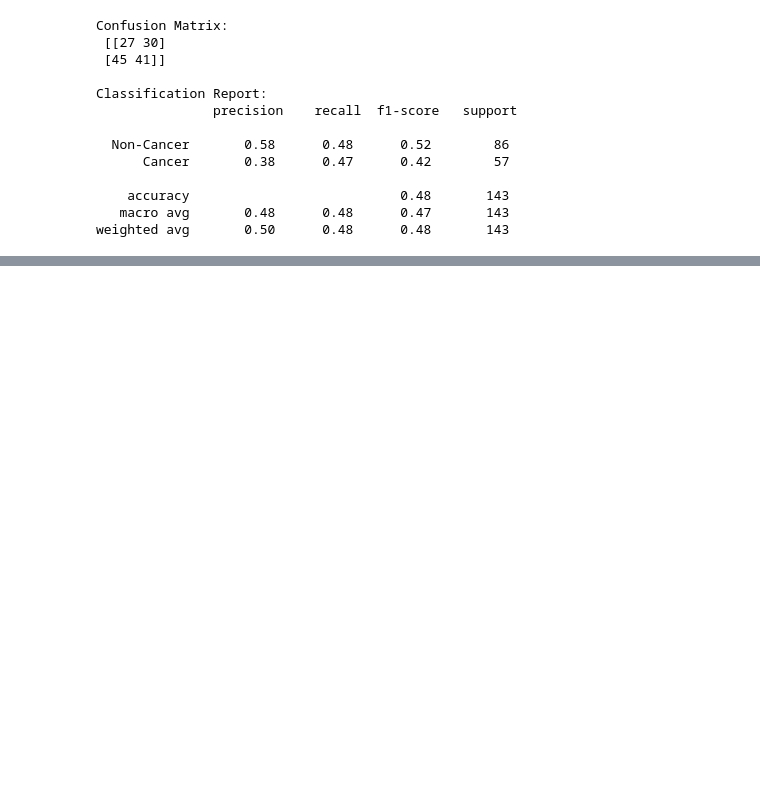
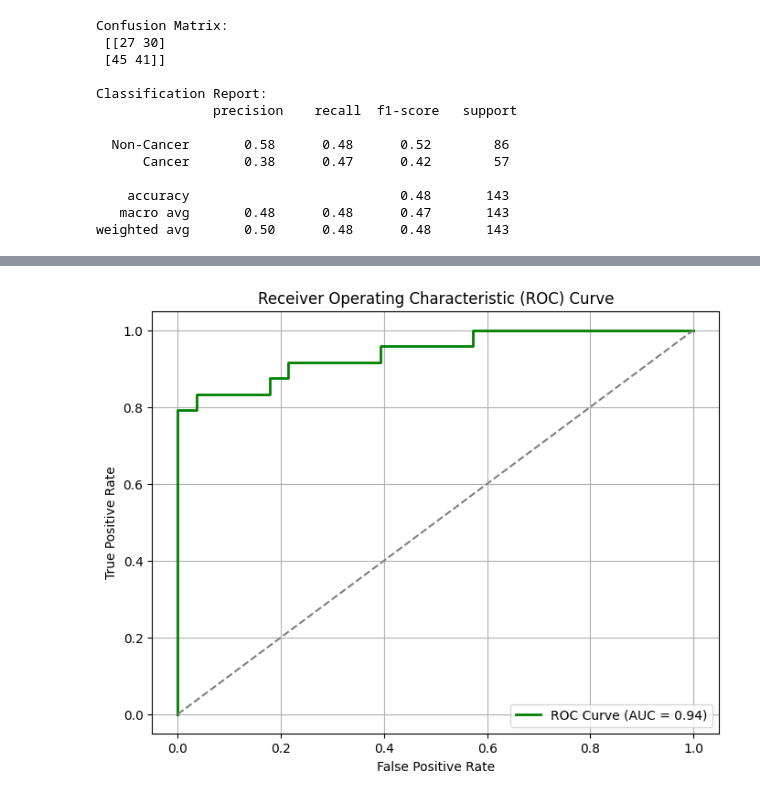
Before and after one commit to devansh3112/Prostate_Cancer_Genomics, a Jupyter notebook: final.ipynb, the cells around one changed output, grey strips where cells are left out. Drawn from its saved outputs; the diff is of its cells as text; code cells hidden in the pictures; blank space fills up the shorter version.

```diff
--- a/final.ipynb
+++ b/final.ipynb
@@ -891,0 +1025,92 @@ ValueError: The estimator Sequential should be a classifier.
+# %%
+import numpy as np
+import matplotlib.pyplot as plt
+from sklearn.ensemble import VotingClassifier
+from sklearn.linear_model import LogisticRegression
+from sklearn.tree import DecisionTreeClassifier
+from sklearn.svm import SVC
+from sklearn.metrics import accuracy_score, roc_curve, auc, confusion_matrix, ConfusionMatrixDisplay
+from sklearn.model_selection import train_test_split
+from sklearn.feature_selection import SelectKBest, mutual_info_classif
+from sklearn.preprocessing import MinMaxScaler
+from lime import lime_tabular
+import shap
+from imblearn.over_sampling import SMOTE
+
+# Assume X_resampled and y_resampled are prepared
+# 1. Feature scaling for feature selection
+scaler = MinMaxScaler()
+X_scaled = scaler.fit_transform(X_resampled)
+
+# 2. Feature selection
+k_best = 50  # Select top 50 features
+selector = SelectKBest(mutual_info_classif, k=k_best)
+X_selected = selector.fit_transform(X_scaled, y_resampled)
+
+# 3. Train-test split
+X_train, X_val, y_train, y_val = train_test_split(X_selected, y_resampled, test_size=0.3, random_state=42)
+
+# 4. SMOTE for class balancing (if needed)
+smote = SMOTE(random_state=42)
+X_train, y_train = smote.fit_resample(X_train, y_train)
+
+# Voting Classifier: Combine Logistic Regression, Decision Tree, and SVM
+clf1 = LogisticRegression(random_state=42, max_iter=1000)
+clf2 = DecisionTreeClassifier(random_state=42)
+clf3 = SVC(C=1, gamma=0.1, kernel='rbf', probability=True, random_state=42)
+
+voting_clf = VotingClassifier(
+    estimators=[('lr', clf1), ('dt', clf2), ('svm', clf3)],
+    voting='soft'
+)
+
+# 5. Fit the model
+voting_clf.fit(X_train, y_train)
+
+# 6. Predictions
+y_pred = voting_clf.predict(X_val)
+y_prob = voting_clf.predict_proba(X_val)[:, 1]  # Probabilities for the positive class
+
+# Evaluation Metrics
+accuracy = accuracy_score(y_val, y_pred)
+print(f"Validation Accuracy with Voting Classifier: {accuracy:.2f}")
+
+# ROC Curve
+fpr, tpr, _ = roc_curve(y_val, y_prob)
+roc_auc = auc(fpr, tpr)
+
+plt.figure(figsize=(8, 6))
+plt.plot(fpr, tpr, color='green', lw=2, label=f'ROC Curve (AUC = {roc_auc:.2f})')
+plt.plot([0, 1], [0, 1], color='gray', linestyle='--')
+plt.title('Receiver Operating Characteristic (ROC) Curve')
+plt.xlabel('False Positive Rate')
+plt.ylabel('True Positive Rate')
+plt.legend(loc='lower right')
+plt.grid()
+plt.show()
+
+# Confusion Matrix
+cm = confusion_matrix(y_val, y_pred)
+disp = ConfusionMatrixDisplay(confusion_matrix=cm, display_labels=['Non-Cancer', 'Cancer'])
+disp.plot(cmap='Blues')
+plt.title('Confusion Matrix of Voting Classifier')
+plt.show()
+
+# SHAP Analysis for Voting Classifier
+explainer = shap.KernelExplainer(voting_clf.predict_proba, shap.kmeans(X_train, 10))
+shap_values = explainer.shap_values(X_val[:100])  # Analyze the first 100 validation samples
+
+plt.figure()
+shap.summary_plot(shap_values, X_val[:100], plot_type="bar")
+
+# LIME Explanation for a Single Sample
+lime_explainer = lime_tabular.LimeTabularExplainer(X_train, training_labels=y_train, mode='classification')
+sample_idx = 0  # Index of the sample to explain
+lime_exp = lime_explainer.explain_instance(X_val[sample_idx], voting_clf.predict_proba, num_features=10)
+
+# Display LIME Explanation as an Image
+fig = lime_exp.as_pyplot_figure()
+fig.set_size_inches(10, 8)  # Set figure size for better visualization
+plt.tight_layout()  # Adjust layout to fit all elements
+plt.show()
+# %% [output]
@@ -891,0 +1118 @@ ValueError: The estimator Sequential should be a classifier.
+[figure, added]
```
Also changed, not shown: parts of 9 cells of this notebook.
